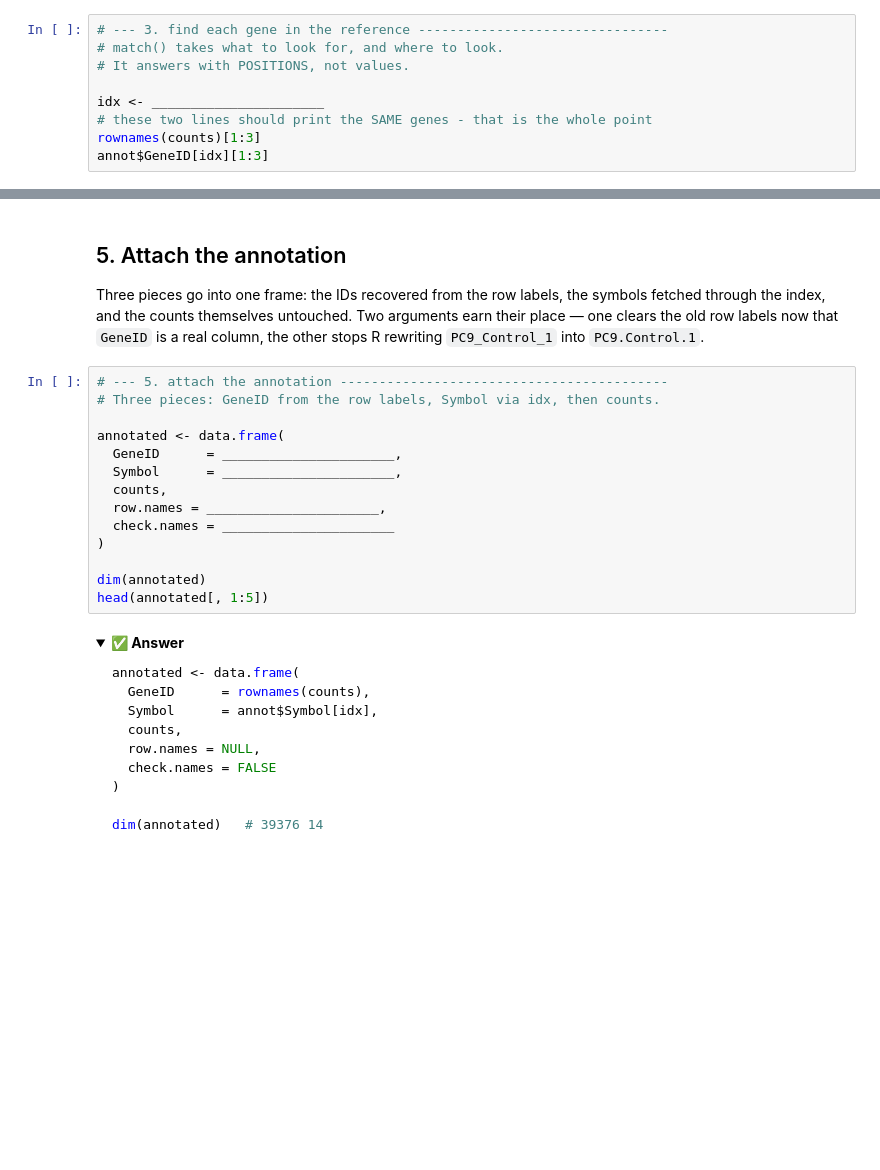
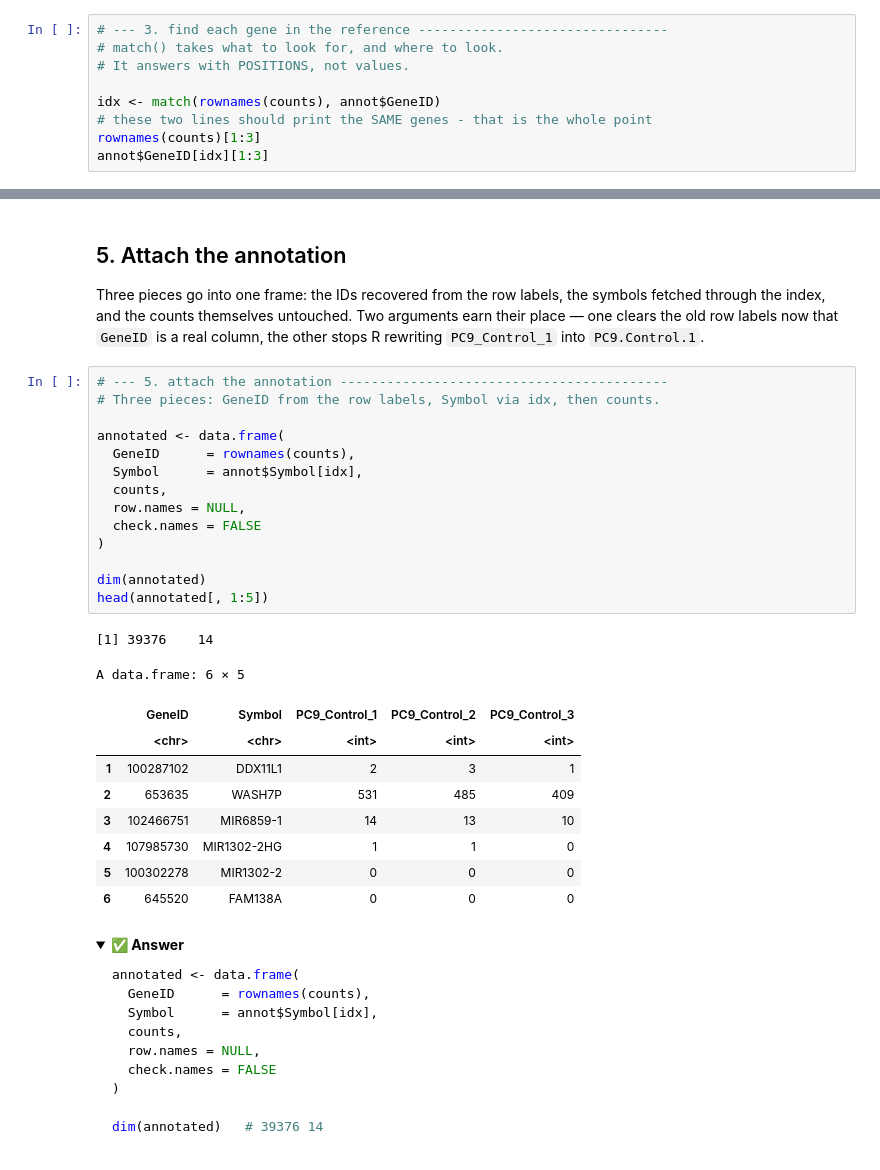
Before and after one commit to hoamaisam/BULK2026, a Jupyter notebook: lecture_06_R_Data_Manipulation_Management.ipynb, the cells around one changed output, grey strips where cells are left out. Saved outputs shown, nothing was run; the diff lists cells and outputs as text; folded sections open; blank space fills up the shorter version.

```diff
--- a/lecture_06_R_Data_Manipulation_Management.ipynb
+++ b/lecture_06_R_Data_Manipulation_Management.ipynb
@@ -267,7 +267,7 @@ colnames(counts)   # PC9_Control_1 ... PC9GR_Apatinib_3
 # match() takes what to look for, and where to look.
 # It answers with POSITIONS, not values.
 
-idx <- ______________________
+idx <- match(rownames(counts), annot$GeneID)
 # these two lines should print the SAME genes - that is the whole point
 rownames(counts)[1:3]
 annot$GeneID[idx][1:3]
@@ -316,17 +323,28 @@ Three pieces go into one frame: the IDs recovered from the row labels, the symbo
 # %%
 # --- 5. attach the annotation ------------------------------------------
 # Three pieces: GeneID from the row labels, Symbol via idx, then counts.
 
 annotated <- data.frame(
-  GeneID      = ______________________,
-  Symbol      = ______________________,
+  GeneID      = rownames(counts),
+  Symbol      = annot$Symbol[idx],
   counts,
-  row.names = ______________________,
-  check.names = ______________________
+  row.names = NULL,
+  check.names = FALSE
 )
 
 dim(annotated)
 head(annotated[, 1:5])
+# %% [output]
+[1] 39376    14
+A data.frame: 6 × 5
+|  | GeneID | Symbol | PC9_Control_1 | PC9_Control_2 | PC9_Control_3 |
+|  | <chr> | <chr> | <int> | <int> | <int> |
+| 1 | 100287102 | DDX11L1 | 2 | 3 | 1 |
+| 2 | 653635 | WASH7P | 531 | 485 | 409 |
+| 3 | 102466751 | MIR6859-1 | 14 | 13 | 10 |
+| 4 | 107985730 | MIR1302-2HG | 1 | 1 | 0 |
+| 5 | 100302278 | MIR1302-2 | 0 | 0 | 0 |
+| 6 | 645520 | FAM138A | 0 | 0 | 0 |
 # %% [markdown]
 <details>
 <summary><b>✅ Answer</b></summary>
```
Also changed, not shown: parts of 8 cells of this notebook.
